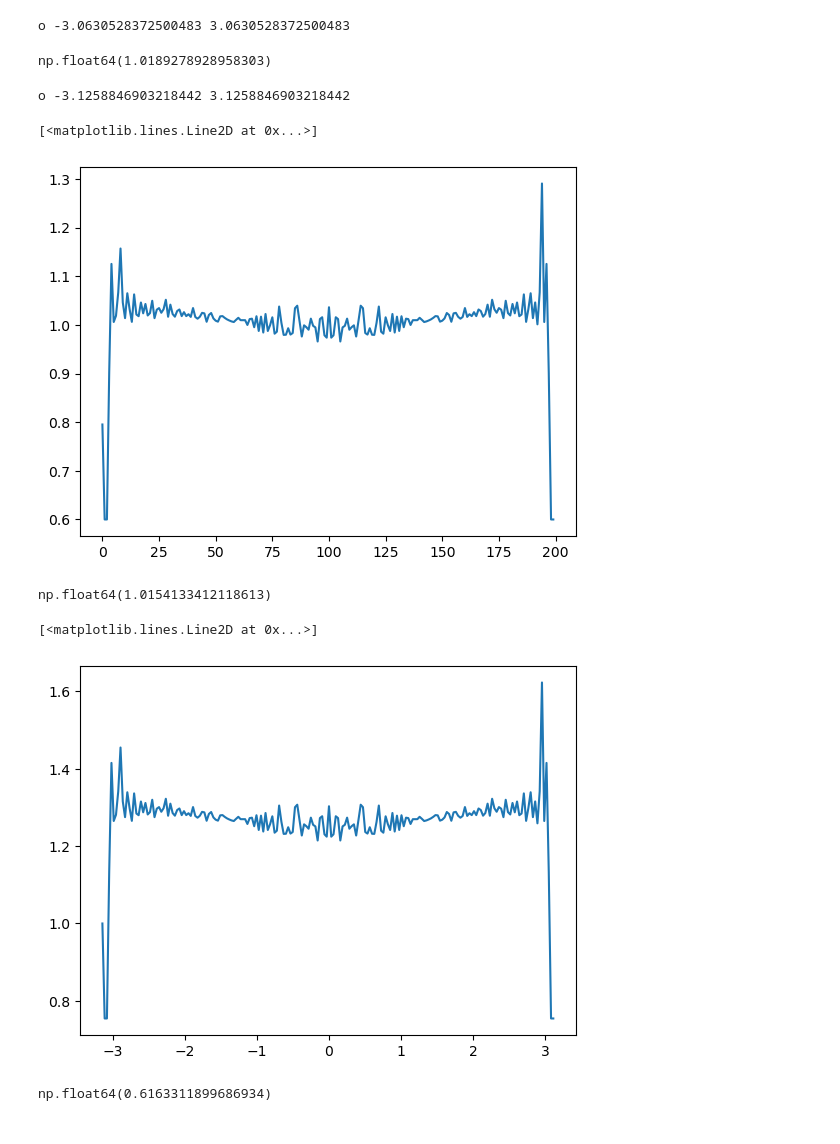
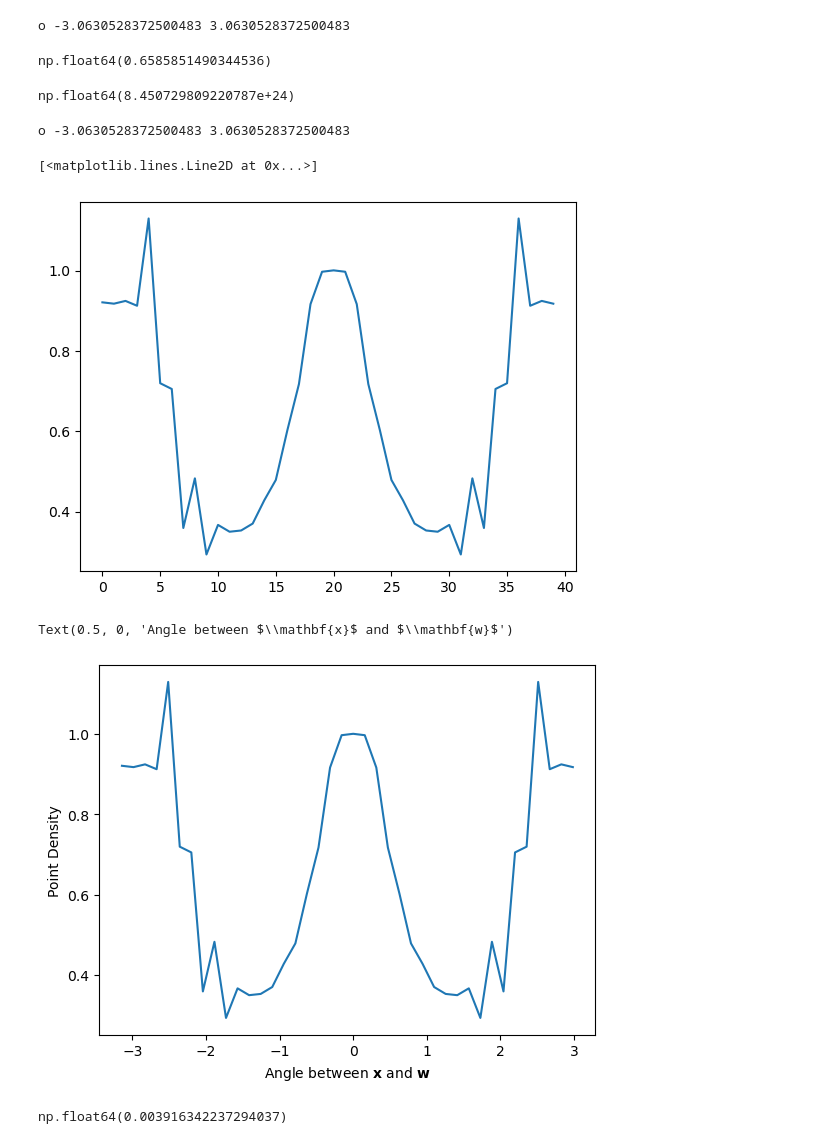
Before and after one commit to shauryagarg145/dark-matter-waves, a Jupyter notebook: solving_trajectories.ipynb, the cells around one changed output. Drawn from its saved outputs; the diff is of its cells as text; code cells hidden in the pictures.

```diff
--- a/solving_trajectories.ipynb
+++ b/solving_trajectories.ipynb
@@ -24,14 +24,23 @@ rot = Rotation.from_rotvec(t * normal / norm(normal))
 r = rot.apply(v_c)
 r = r / norm(r) * rs
 # %%
-num = 301
+num = 50
 points = []
-z = np.linspace(-4, 4, num)
 
-esc = np.sqrt(acon.GM_sun / (rs * u.km)) / 2
+esc = np.sqrt(acon.GM_sun * 2/ (rs * u.km)) * 1.5
+
+dist = 1
+
+z = np.linspace(-dist, dist, num) * rs * u.km
+y = np.linspace(-dist, dist, num) * rs * u.km
+x = 10 * rs * u.km
+
+rho = np.sqrt(x*x + y*y)
+phi = np.arctan(y/x)
 
 for i in range(num):
-    points.append([10 * rs * u.km, -esc.to(u.km / u.s), 0 * u.km / u.s, z[i] * rs * u.km, 0 * u.km / u.s, 0 * u.radian])
+    for j in range(num):
+        points.append([rho[j], -esc.to(u.km / u.s), 0 * u.km / u.s, z[i] , 0 * u.km / u.s, phi[j]])
 # %%
 # 1. Initialize the orbit [R, vR, vT, z, vz, phi]
 o = Orbit(points)
@@ -65,6 +74,7 @@ orbit = o.getOrbit()
 # %%
 z = orbit[:, :, 3]
 x = orbit[:, :, 0] * np.cos(orbit[:, :, -1])
+y = orbit[:, :, 0] * np.sin(orbit[:, :, -1])
 mask_ri = x**2 + z**2
 mask_ri = np.sqrt(mask_ri)
 
@@ -91,7 +101,7 @@ def denPoints(ri, ro, t1, t2):
 
     area = theta / 2 * (ro ** 2 - ri ** 2)
 
-    mask_r = (mask_ri < ro) * (mask_ri > ri)
+    mask_r = (mask_ri < ro) * (mask_ri > ri) * (y < 0.1) * (y > -0.1)
 
     #assuming t1 > t2
     if t2 < t1 - np.pi:
@@ -109,9 +119,13 @@ second = denPoints(0.9, 1.1, np.pi - np.pi/40, -np.pi + np.pi/40)
 first/second
 # %% [output]
 o -3.0630528372500483 3.0630528372500483
-np.float64(1.0189278928958303)
+np.float64(0.6585851490344536)
+# %%
+first
+# %% [output]
+np.float64(8.450729809220787e+24)
 # %%
-num = 100
+num = 20
 
 def norm(t):
     if t > np.pi:
@@ -121,11 +135,11 @@ def norm(t):
 
     return t
 
-first = denPoints(9.8, 10, np.pi/8, -np.pi/8)
+first = denPoints(9.8, 10, np.pi/40, -np.pi/40)
 
 sec = []
 for i in range(0, num * 2):
-    second = denPoints(0.9, 1.1,
+    second = denPoints(0.5, 1.5,
                        norm(np.pi/num / 2 + i * np.pi/num),
                        norm(-np.pi/num / 2 + i * np.pi/num))
     sec.append(second/first)
@@ -133,21 +147,20 @@ for i in range(0, num * 2):
 plt.clf()
 plt.plot(sec)
 # %% [output]
-o -3.1258846903218442 3.1258846903218442
+o -3.0630528372500483 3.0630528372500483
 [<matplotlib.lines.Line2D at 0x...>]
-[figure, old version]
+[figure, new version]
-# %%
-denPoints(0.9, 1.1, np.pi/2 - np.pi/20, np.pi/2 + np.pi/20) / first
-# %% [output]
-np.float64(1.0154133412118613)
 # %%
 plt.clf()
 t = np.arange(0, 2 * np.pi, np.pi/num)
-plt.plot(t - np.pi, np.array(sec)/sec[0])
+plt.plot((t - np.pi), np.array(sec))
+
+plt.ylabel("Point Density")
+plt.xlabel("Angle between $\\mathbf{x}$ and $\\mathbf{w}$")
 # %% [output]
-[<matplotlib.lines.Line2D at 0x...>]
+Text(0.5, 0, 'Angle between $\\mathbf{x}$ and $\\mathbf{w}$')
-[figure, old version]
+[figure, new version]
 # %%
 np.min(sec)
 # %% [output]
-np.float64(0.6163311899686934)
+np.float64(0.003916342237294037)
```
Also changed, not shown: parts of 2 cells of this notebook, 1 other file.
